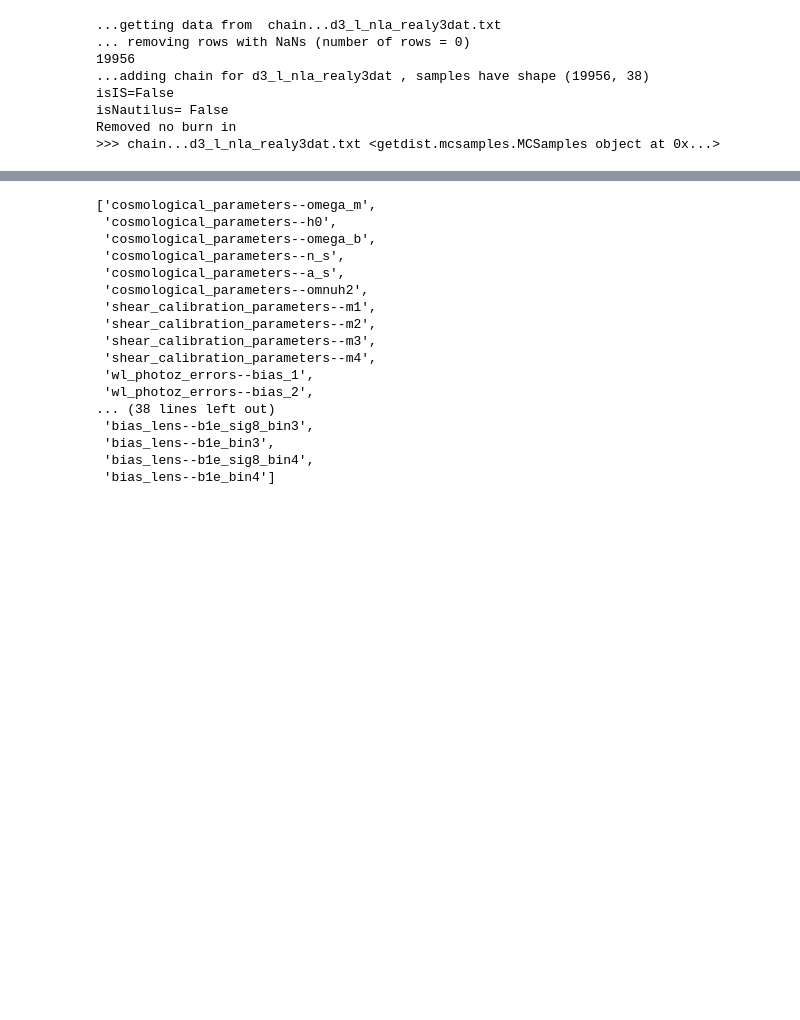
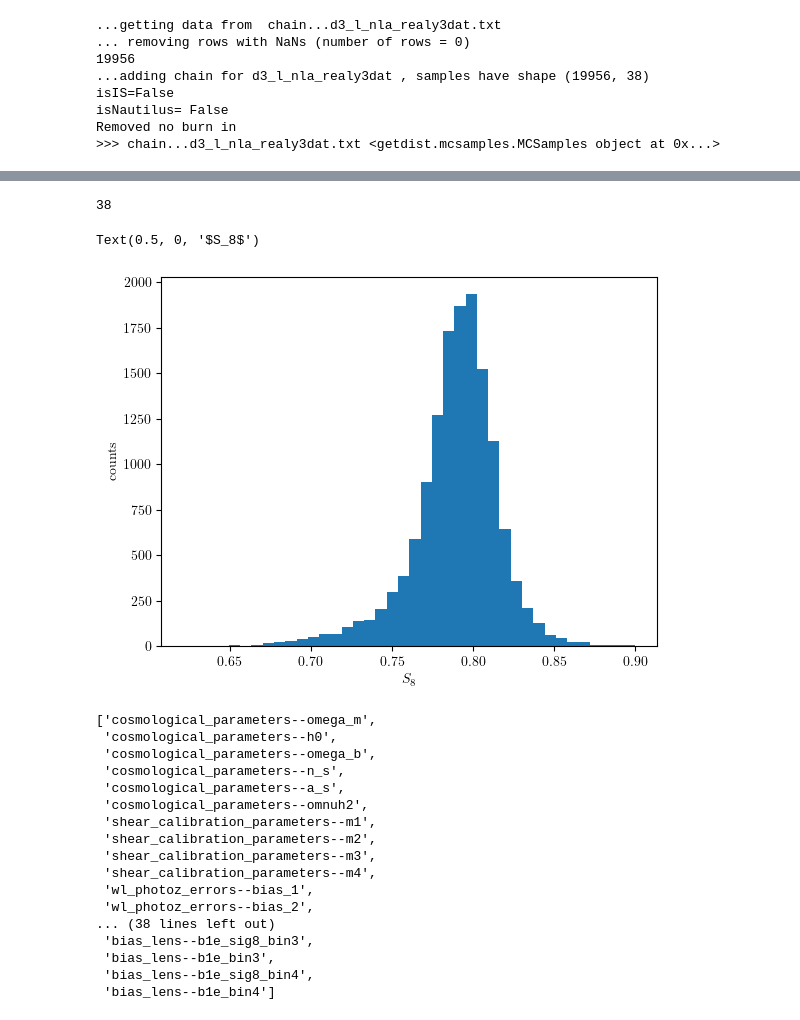
Before and after one commit to JMTcodes/compressing-shear-likelihood, a Jupyter notebook: test.ipynb, the cells around one changed output, grey strips where cells are left out. Saved outputs shown, nothing was run; the diff lists cells and outputs as text; code cells hidden in the pictures; blank space fills up the shorter version.

```diff
--- a/test.ipynb
+++ b/test.ipynb
@@ -170,7 +178,18 @@ test_chain_2.samples[:,test_chain_2.paramNames.numberOfName('S8mod')],test_chain
  array([0.80683017, 0.81888055, 0.74877207, ..., 0.77910875, 0.80379741,
         0.79730408]))
+# %%
+test_chain_2.paramNames.numberOfName('S8mod')
+# %% [output]
+38
 # %%
 #plot.triangle_plot([test_chain,test_chain_2],["cosmological_parameters--omega_m","cosmological_parameters--h0","cosmological_parameters--omega_b","cosmological_parameters--ommh2","cosmological_parameters--ombh2","summnu","S8"],legend_labels=["$\Lambda CDM$","$\Lambda CDM$"],legend_loc="upper right", filled=True,line_args=[{"ls": "--", "color": "black"}, {"lw": 2, "color": "blue"}],contour_colors=["black", "blue"])
+# %%
+plt.hist(test_chain_2["S8mod"],bins=40)
+plt.ylabel('counts')
+plt.xlabel("$S_8$")
+# %% [output]
+Text(0.5, 0, '$S_8$')
+[figure, new version]
 # %%
 test_chain_2.getParamNames().list()
 # %% [output]
```
Also changed, not shown: parts of 57 cells of this notebook, 22 other files.
